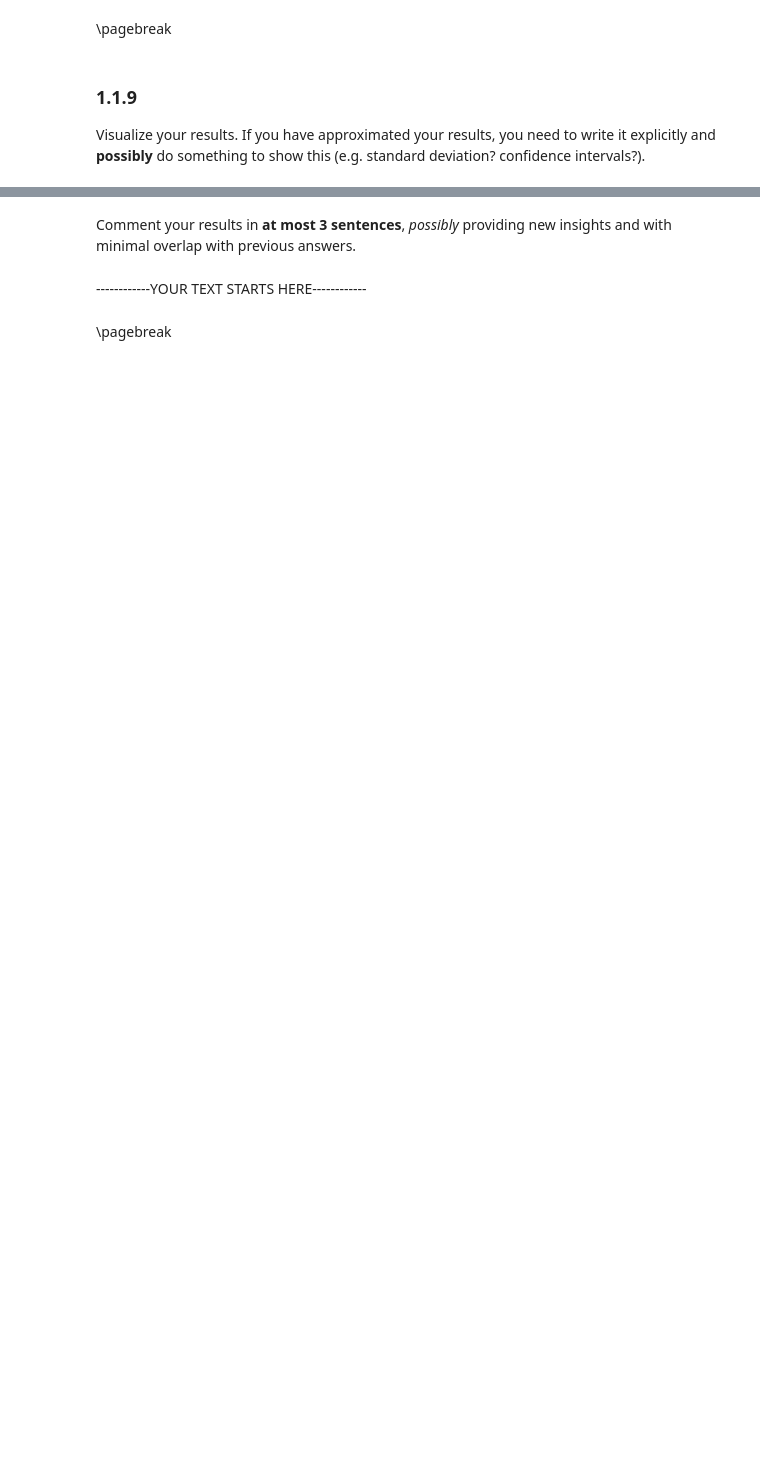
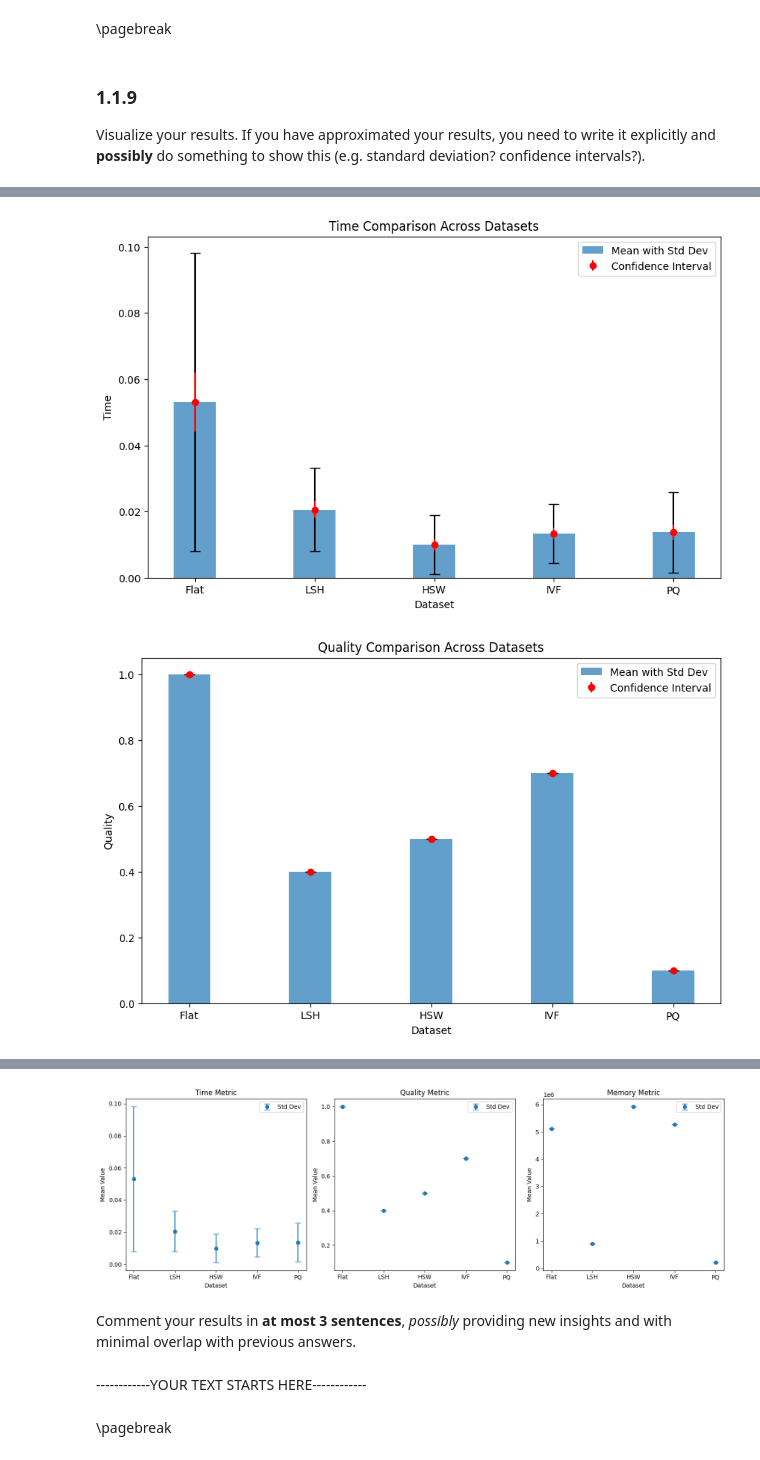
Before and after one commit to JozeRamos/BigData, a Jupyter notebook: HW1.ipynb, the cells around one changed output, grey strips where cells are left out. Drawn from its saved outputs; the diff is of its cells as text; code cells hidden in the pictures; blank space fills up the shorter version.

Commit message:
Plot

```diff
--- a/HW1.ipynb
+++ b/HW1.ipynb
@@ -519,0 +468,54 @@ KeyError: 'Index'
+# %%
+#YOUR CODE STARTS HERE#
+
+
+# Plotting the results
+for metric, table in tables.items():
+    plt.figure(figsize=(10, 6))
+    bar_width = 0.35
+    index = range(len(table['Dataset']))
+
+    # Plot mean with standard deviation
+    plt.bar(index, table['Mean'], bar_width, yerr=table['Std Dev'], capsize=5, alpha=0.7, label='Mean with Std Dev')
+
+    # Extract lower and upper bounds of confidence intervals
+    conf_intervals = table['Confidence Interval'].apply(lambda x: (x[1] - x[0]) / 2)
+
+    # Plot mean with confidence interval
+    plt.errorbar(index, table['Mean'], yerr=conf_intervals, fmt='o', color='r', label='Confidence Interval')
+
+    plt.xlabel('Dataset')
+    plt.ylabel(metric.capitalize())
+    plt.title(f'{metric.capitalize()} Comparison Across Datasets')
+    plt.xticks(index, table['Dataset'])
+    plt.legend()
+    plt.show()
+
+
+
+
+
+
+
+
+
+
+
+
+
+
+
+
+
+
+
+
+
+
+
+
+#YOUR CODE ENDS HERE#
+#THIS IS LINE 50#
+# %% [output]
+[figure, added]
+[figure, added]
@@ -520,3 +523,4 @@ KeyError: 'Index'
+[figure, added]
 # %% [markdown]
 Comment your results in **at most 3 sentences**, *possibly* providing new insights and with minimal overlap with previous answers.
 
```
Also changed, not shown: parts of 8 cells of this notebook.
